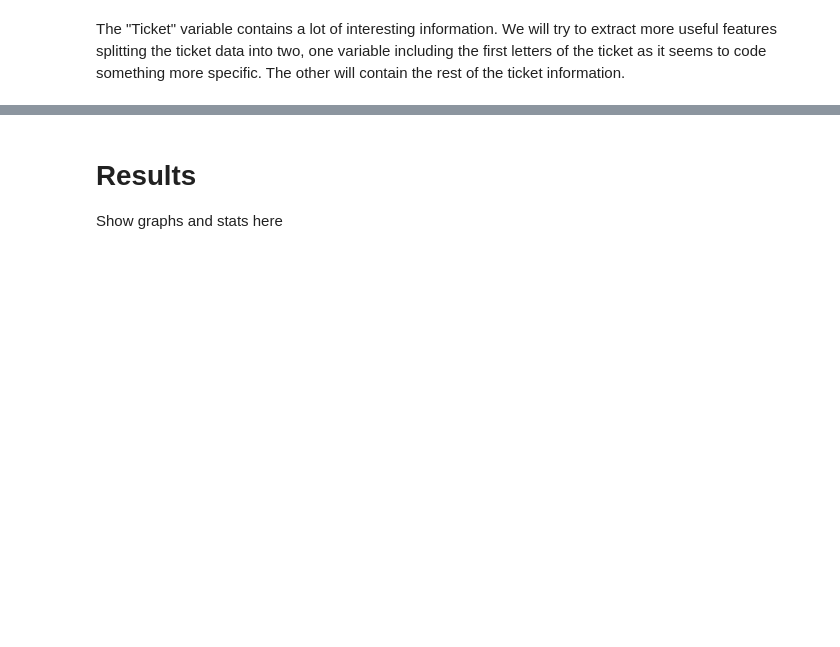
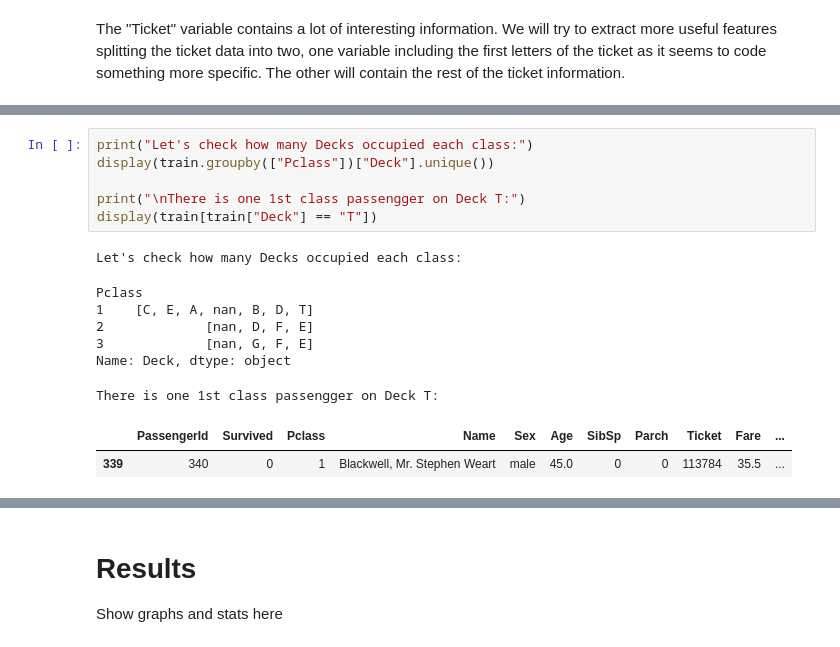
Before and after one commit to sbmoyano/data_science_projects, a Jupyter notebook: kaggle_titanic_competition/kaggle_titanic_competition_classification.ipynb, the cells around one changed output, grey strips where cells are left out. Cells and saved outputs as stored; diff of their text form; blank space fills up the shorter version.

```diff
--- a/kaggle_titanic_competition/kaggle_titanic_competition_classification.ipynb
+++ b/kaggle_titanic_competition/kaggle_titanic_competition_classification.ipynb
@@ -168,0 +249,16 @@ For this, let's create a Custom Transformer, so we can apply it to the test data
+# %%
+print("Let's check how many Decks occupied each class:")
+display(train.groupby(["Pclass"])["Deck"].unique())
+
+print("\nThere is one 1st class passengger on Deck T:")
+display(train[train["Deck"] == "T"])
+# %% [output]
+Let's check how many Decks occupied each class:
+Pclass
+1    [C, E, A, nan, B, D, T]
+2             [nan, D, F, E]
+3             [nan, G, F, E]
+Name: Deck, dtype: object
+There is one 1st class passengger on Deck T:
+|  | PassengerId | Survived | Pclass | Name | Sex | Age | SibSp | Parch | Ticket | Fare | ... |
+| 339 | 340 | 0 | 1 | Blackwell, Mr. Stephen Weart | male | 45.0 | 0 | 0 | 113784 | 35.5 | ... |
```
Also changed, not shown: parts of 18 cells of this notebook.
